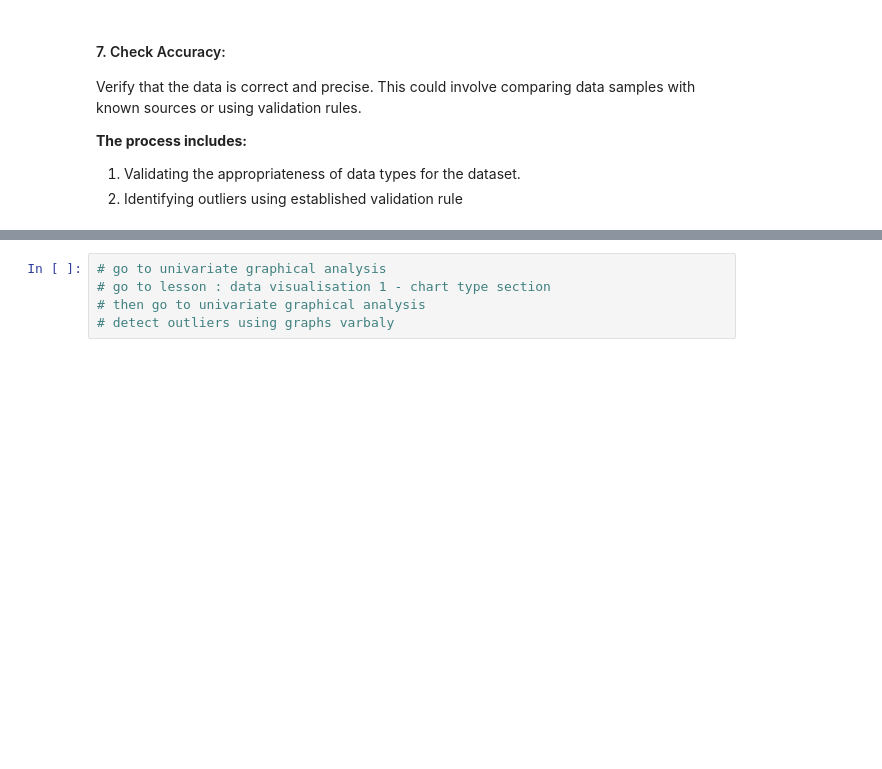
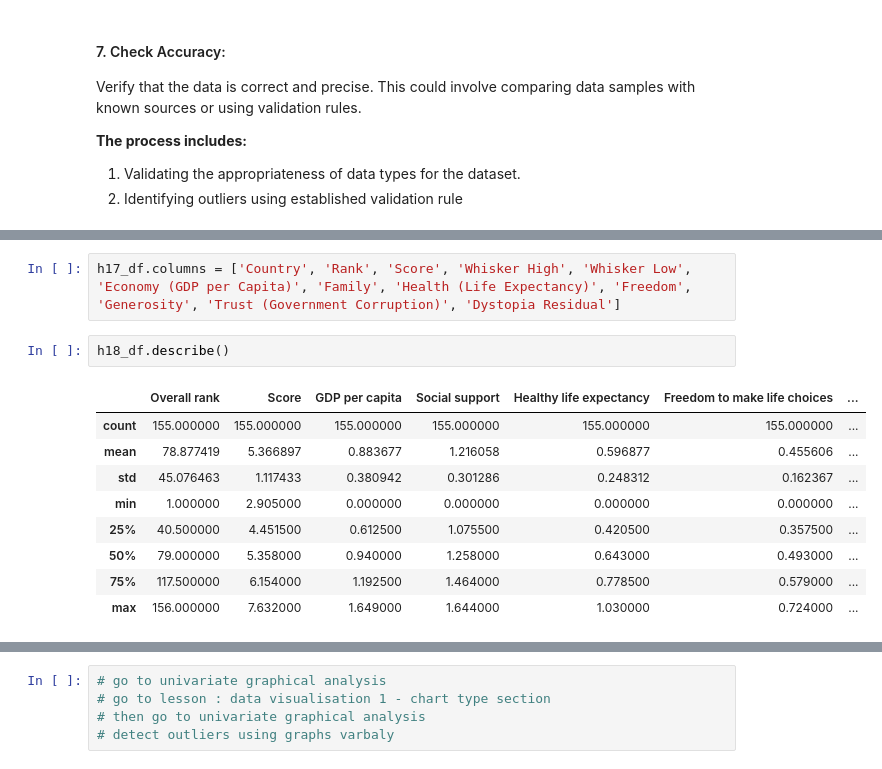
Before and after one commit to fileoy/Usecase-2, a Jupyter notebook: EDA explain template.ipynb, the cells around one changed output, grey strips where cells are left out. Cells and saved outputs as stored; diff of their text form; blank space fills up the shorter version.

```diff
--- a/EDA explain template.ipynb
+++ b/EDA explain template.ipynb
@@ -432,0 +691,14 @@ Verify that the data is correct and precise. This could involve comparing data s
+# %%
+h17_df.columns = ['Country', 'Rank', 'Score', 'Whisker High', 'Whisker Low', 'Economy (GDP per Capita)', 'Family', 'Health (Life Expectancy)', 'Freedom', 'Generosity', 'Trust (Government Corruption)', 'Dystopia Residual']
+# %%
+h18_df.describe()
+# %% [output]
+|  | Overall rank | Score | GDP per capita | Social support | Healthy life expectancy | Freedom to make life choices | ... |
+| count | 155.000000 | 155.000000 | 155.000000 | 155.000000 | 155.000000 | 155.000000 | ... |
+| mean | 78.877419 | 5.366897 | 0.883677 | 1.216058 | 0.596877 | 0.455606 | ... |
+| std | 45.076463 | 1.117433 | 0.380942 | 0.301286 | 0.248312 | 0.162367 | ... |
+| min | 1.000000 | 2.905000 | 0.000000 | 0.000000 | 0.000000 | 0.000000 | ... |
+| 25% | 40.500000 | 4.451500 | 0.612500 | 1.075500 | 0.420500 | 0.357500 | ... |
+| 50% | 79.000000 | 5.358000 | 0.940000 | 1.258000 | 0.643000 | 0.493000 | ... |
+| 75% | 117.500000 | 6.154000 | 1.192500 | 1.464000 | 0.778500 | 0.579000 | ... |
+| max | 156.000000 | 7.632000 | 1.649000 | 1.644000 | 1.030000 | 0.724000 | ... |
```
Also changed, not shown: parts of 40 cells of this notebook.
